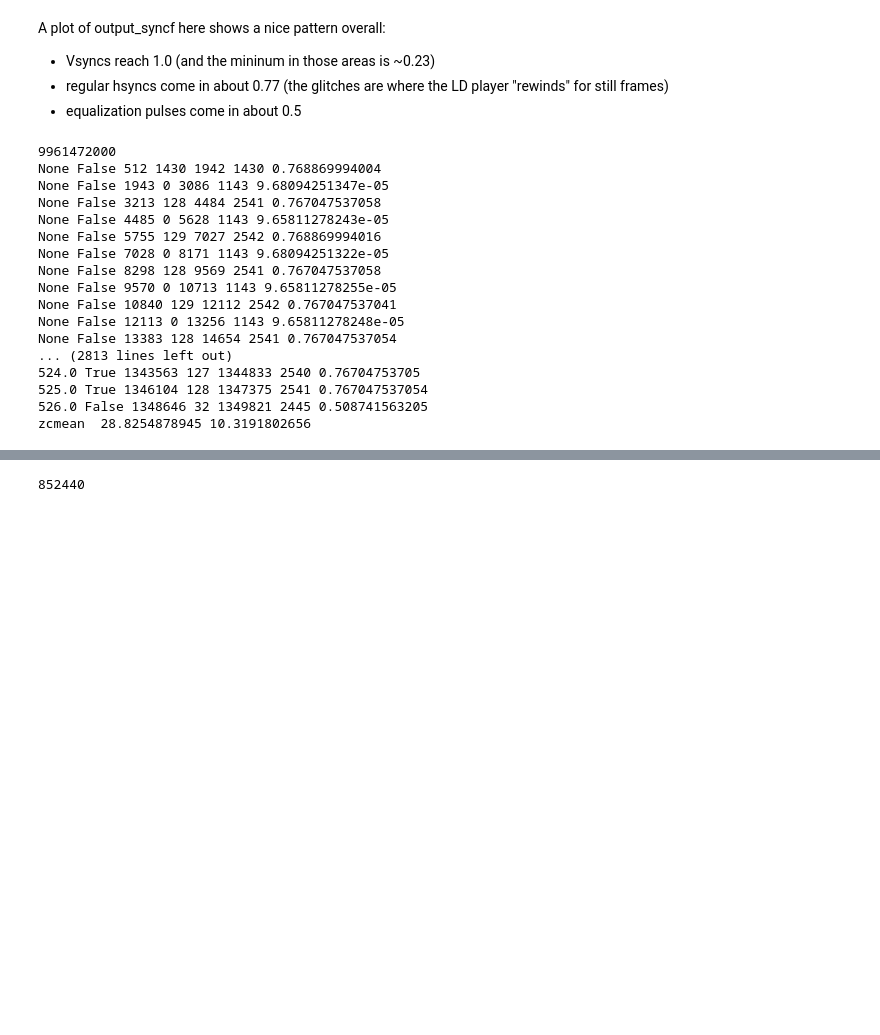
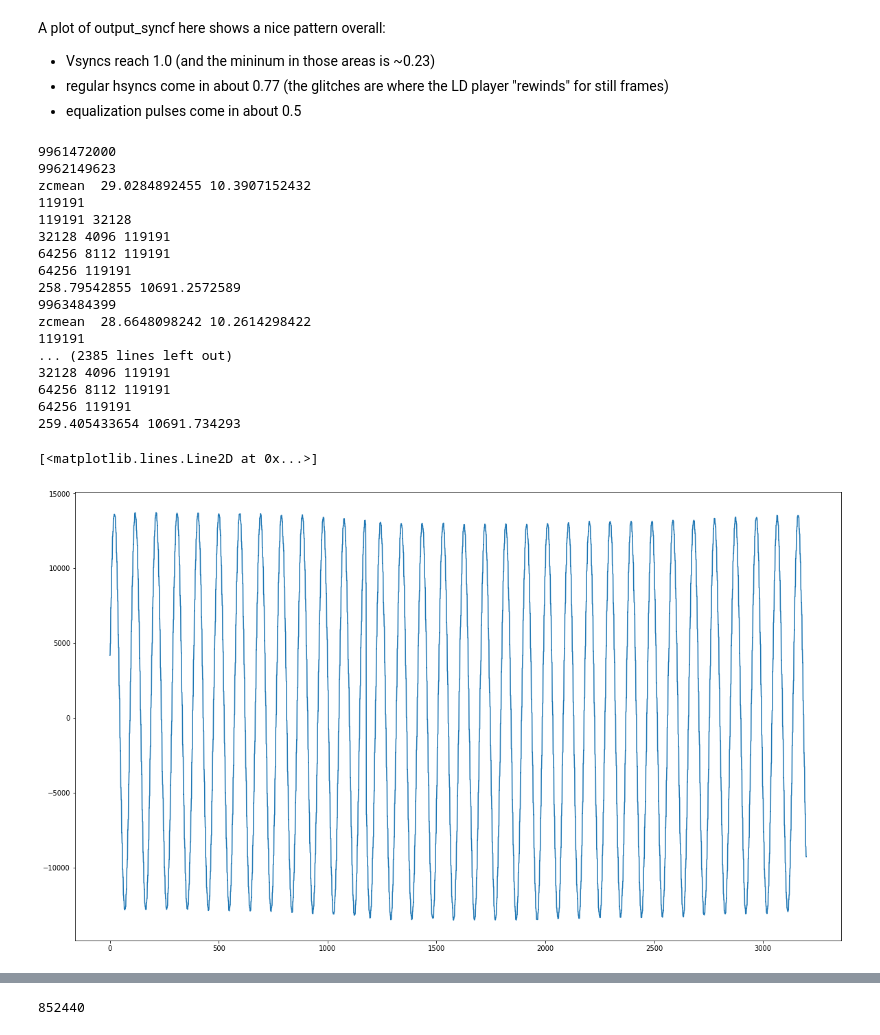
Before and after one commit to happycube/ld-decode, a Jupyter notebook: ld-decoder-dev.ipynb, the cells around one changed output, grey strips where cells are left out. Cells and saved outputs as stored; diff of their text form; code cells hidden in the pictures; blank space fills up the shorter version.

Commit message:
it (at least somewhat) does audio properly :)

```diff
--- a/ld-decoder-dev.ipynb
+++ b/ld-decoder-dev.ipynb
@@ -1150,19 +1356,23 @@ ilinepx = filterset['line_px']
 needmtf = 0.5
 rdata = None
 
-lines = 700
+lines = 750
 ilinepx = int(filterset['line_px'])
 readlen = lines * ilinepx
 
 curloc = firstloc
 
 outfile = open('tmp.tbc', 'wb')
+outfile_audio = open('tmp.pcm', 'wb')
 
 frameno = 0
 linelist = None
-while linelist is None or frameno < 5:
+
+nexttimeoffset = 0
+
+while linelist is None or frameno < 300:
     print(curloc)
-    frame = demod(infile, curloc, curloc + readlen, filterset)
+    frame, frame_audio = demod(infile, curloc, curloc + readlen, filterset, mtf_level=needmtf)
     linelist, nextread = findsync_getpulses(frame, 512)
 
     curloc += nextread
@@ -1176,21 +1386,34 @@ while linelist is None or frameno < 5:
     frameno += 1
 
     outfile.write(output_cropped)
+
+    if filterset['analog_audio'] == True:
+        final_audio = audio_phase2(filterset, frame_audio)
+        output_audio, nexttimeoffset = downscale_audio(final_audio, linelist2, filterset, nexttimeoffset)
+
+        #nexttimeoffset = 0
+
+        outfile_audio.write(output_audio)
 # %% [output]
 9961472000
-None False 512 1430 1942 1430 0.768869994004
-None False 1943 0 3086 1143 9.68094251347e-05
-None False 3213 128 4484 2541 0.767047537058
-None False 4485 0 5628 1143 9.65811278243e-05
-None False 5755 129 7027 2542 0.768869994016
-None False 7028 0 8171 1143 9.68094251322e-05
-None False 8298 128 9569 2541 0.767047537058
-None False 9570 0 10713 1143 9.65811278255e-05
-None False 10840 129 12112 2542 0.767047537041
-None False 12113 0 13256 1143 9.65811278248e-05
-None False 13383 128 14654 2541 0.767047537054
-... (2813 lines left out)
-524.0 True 1343563 127 1344833 2540 0.76704753705
-525.0 True 1346104 128 1347375 2541 0.767047537054
-526.0 False 1348646 32 1349821 2445 0.508741563205
-zcmean  28.8254878945 10.3191802656
+9962149623
+zcmean  29.0284892455 10.3907152432
+119191
+119191 32128
+32128 4096 119191
+64256 8112 119191
+64256 119191
+258.79542855 10691.2572589
+9963484399
+zcmean  28.6648098242 10.2614298422
+119191
+... (2385 lines left out)
+32128 4096 119191
+64256 8112 119191
+64256 119191
+259.405433654 10691.734293
+# %%
+plt.plot(output_audio)
+# %% [output]
+[<matplotlib.lines.Line2D at 0x...>]
+[figure, added]
```
Also changed, not shown: parts of 77 cells of this notebook.
